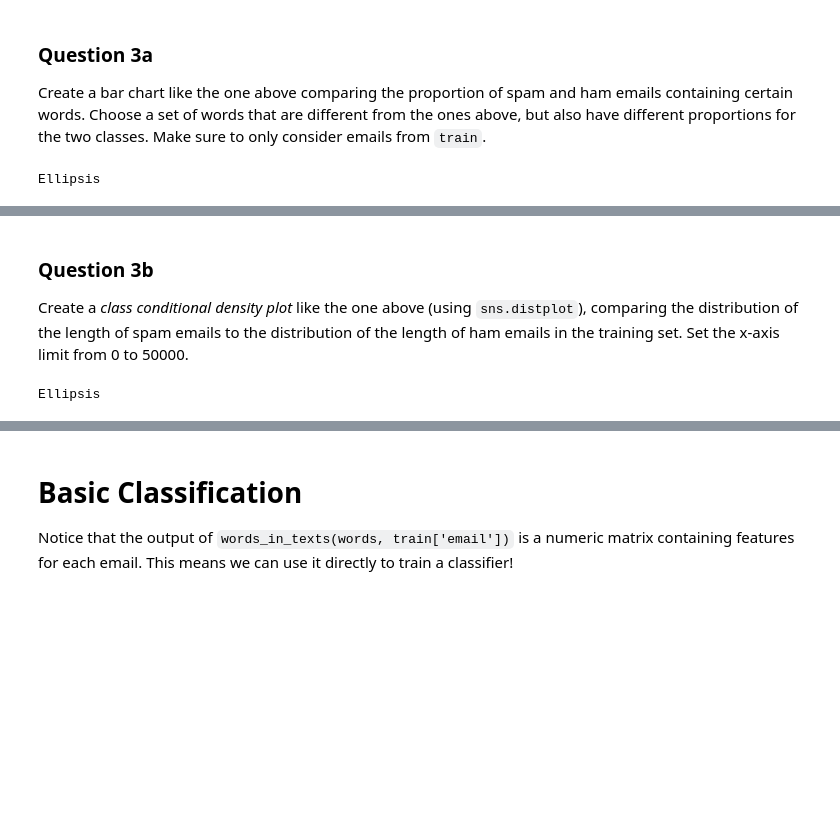
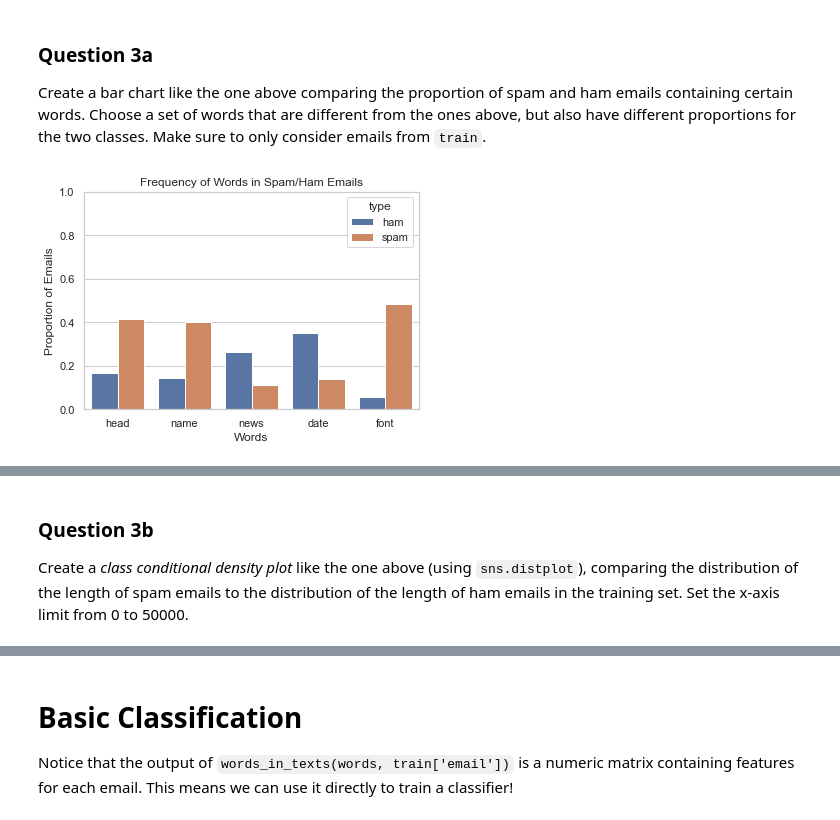
Before and after one commit to wood-ghost/ECE4710_final, a Jupyter notebook: Final.ipynb, the cells around one changed output, grey strips where cells are left out. Drawn from its saved outputs; the diff is of its cells as text; code cells hidden in the pictures; blank space fills up the shorter version.

```diff
--- a/Final.ipynb
+++ b/Final.ipynb
@@ -175,7 +175,7 @@ def words_in_texts(words, texts):
         NumPy array of 0s and 1s with shape (n, p) where n is the
         number of texts and p is the number of words.
     '''
-    indicator_array = ...
+    indicator_array = np.array([texts.str.contains(word, regex=True).to_list() for word in words]).transpose().astype(int)
     return indicator_array
 # %% [markdown]
 # Basic EDA
@@ -230,12 +230,26 @@ manual: True
 format: image
 points: 2
 -->
-# %%
-train=train.reset_index(drop=True) # We must do this in order to preserve the ordering of emails to labels for words_in_texts
-
-...
-# %% [output]
-Ellipsis
+# %%
+train=train.reset_index(drop=True) # We must do this in order to preserve the ordering of emails to labels for words_in_texts
+
+words = ["head", "name", "news", "date", "font"]
+# words = ["body", "business", "html", "money", "offer", "please"]
+ham_indicator = words_in_texts(words, train.loc[train['spam'] == 0, 'email'])
+spam_indicator = words_in_texts(words, train.loc[train['spam'] == 1, 'email'])
+df_ham_indicator = pd.DataFrame(ham_indicator, columns=words)
+df_ham_indicator = df_ham_indicator.apply(lambda x: x/len(df_ham_indicator))
+df_ham_indicator["type"] = 'ham'
+df_spam_indicator = pd.DataFrame(spam_indicator, columns=words)
+df_spam_indicator = df_spam_indicator.apply(lambda x: x/len(df_spam_indicator))
+df_spam_indicator["type"] = 'spam'
+df_indicator = pd.concat([df_ham_indicator, df_spam_indicator])
+df_indicator = df_indicator.melt("type")
+sns.set_theme(style="whitegrid");
+ax1 = sns.barplot(x="variable", y="value", data=df_indicator, hue="type", estimator=np.sum, ci=None);
+ax1.set(ylim=(0,1), xlabel="Words", ylabel="Proportion of Emails", title="Frequency of Words in Spam/Ham Emails");
+# %% [output]
+[figure, added]
 # %% [markdown]
 <!-- END QUESTION -->
 
@@ -258,7 +272,3 @@ manual: True
 format: image
 points: 2
 -->
-# %%
-...
-# %% [output]
-Ellipsis
```
Also changed, not shown: parts of 17 cells of this notebook.
